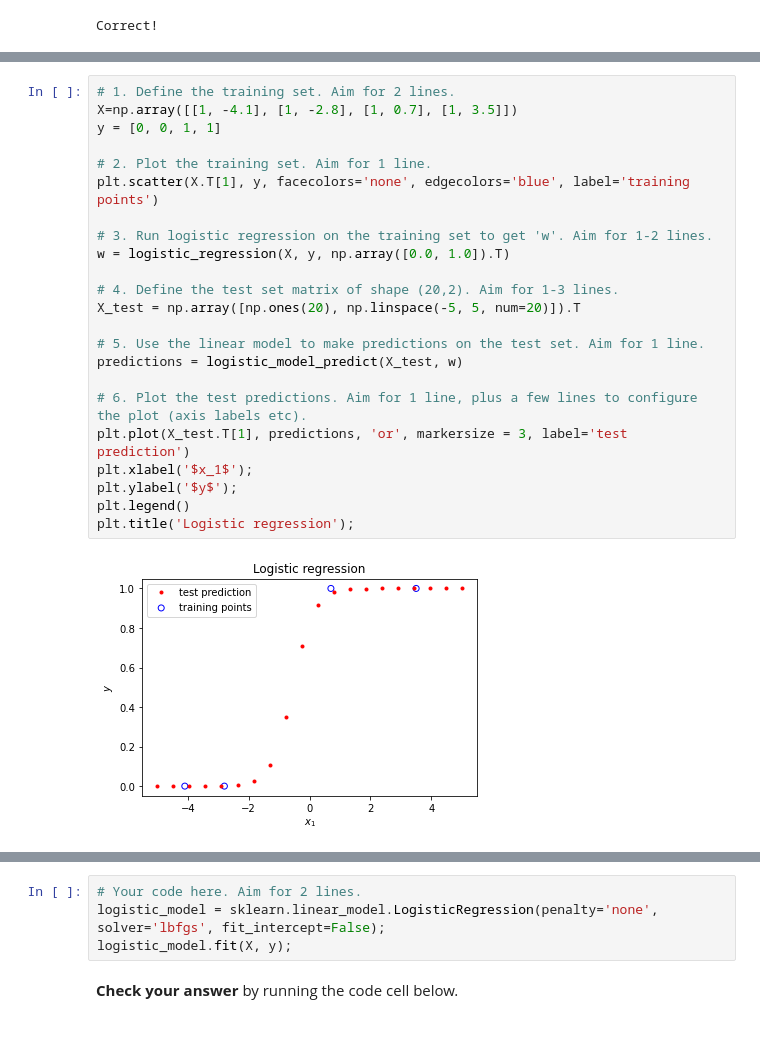
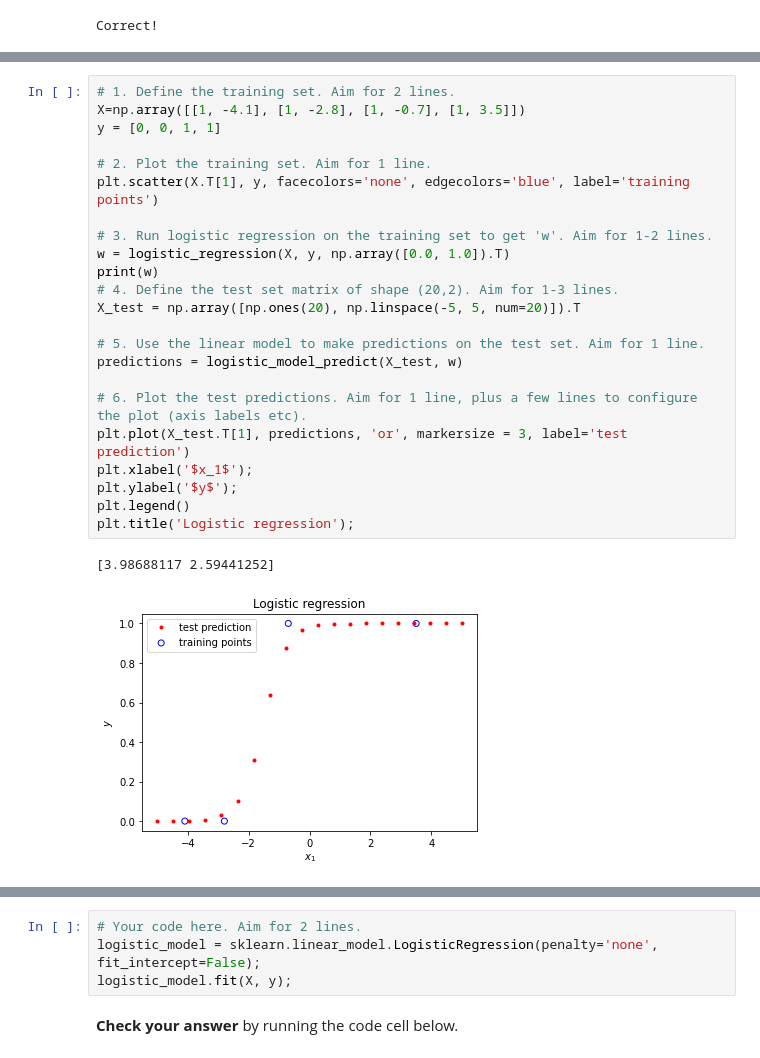
Before and after one commit to alimus22/SOEN, a Jupyter notebook: COMP432/lab2/lab2-exercises.ipynb, the cells around one changed output, grey strips where cells are left out. Saved outputs shown, nothing was run; the diff lists cells and outputs as text.

```diff
--- a/COMP432/lab2/lab2-exercises.ipynb
+++ b/COMP432/lab2/lab2-exercises.ipynb
@@ -666,29 +666,30 @@ Your code should follow this sequence of steps, which are the same as for Exerci
 6. Plot the predictions on the test set.
 # %%
 # 1. Define the training set. Aim for 2 lines.
-X=np.array([[1, -4.1], [1, -2.8], [1, 0.7], [1, 3.5]])
+X=np.array([[1, -4.1], [1, -2.8], [1, -0.7], [1, 3.5]])
 y = [0, 0, 1, 1]
 
 # 2. Plot the training set. Aim for 1 line.
 plt.scatter(X.T[1], y, facecolors='none', edgecolors='blue', label='training points')
 
 # 3. Run logistic regression on the training set to get 'w'. Aim for 1-2 lines.
 w = logistic_regression(X, y, np.array([0.0, 1.0]).T)
-
+print(w)
 # 4. Define the test set matrix of shape (20,2). Aim for 1-3 lines.
 X_test = np.array([np.ones(20), np.linspace(-5, 5, num=20)]).T
 
 # 5. Use the linear model to make predictions on the test set. Aim for 1 line.
 predictions = logistic_model_predict(X_test, w)
 
 # 6. Plot the test predictions. Aim for 1 line, plus a few lines to configure the plot (axis labels etc).
 plt.plot(X_test.T[1], predictions, 'or', markersize = 3, label='test prediction')
 plt.xlabel('$x_1$');
 plt.ylabel('$y$');
 plt.legend()
 plt.title('Logistic regression');
 # %% [output]
+[3.98688117 2.59441252]
-[figure, old version]
+[figure, new version]
 # %% [markdown]
 <div style="border-bottom: 3px solid black;"></div>
 
@@ -706,7 +707,7 @@ A tweet regarding the fact that scikit-learn's LogisticRegression object applies
 ![image](img/fig-logistic-regression-regularization-tweet.png)
 # %%
 # Your code here. Aim for 2 lines.
-logistic_model = sklearn.linear_model.LogisticRegression(penalty='none', solver='lbfgs', fit_intercept=False);
+logistic_model = sklearn.linear_model.LogisticRegression(penalty='none', fit_intercept=False);
 logistic_model.fit(X, y);
 # %% [markdown]
 **Check your answer** by running the code cell below.
```
Also changed, not shown: parts of 2 cells of this notebook.
